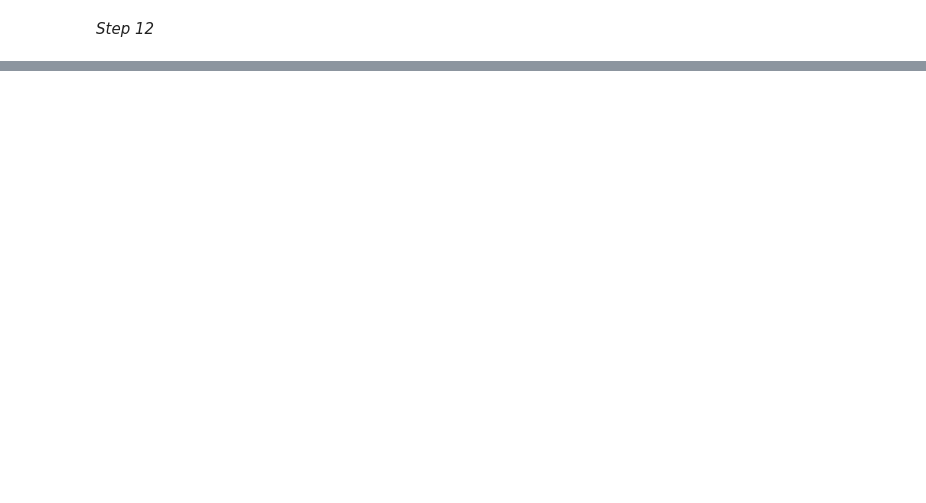
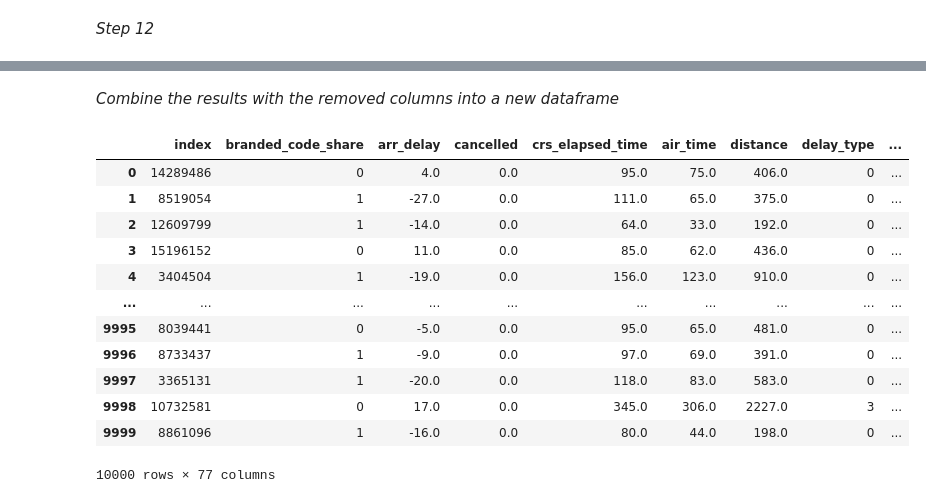
Before and after one commit to Isabelle-Dr/MidTerm-Project, a Jupyter notebook: Notebooks/3_Feature_Selection_and_Data_Cleaning.ipynb, the cells around one changed output, grey strips where cells are left out. Cells and saved outputs as stored; diff of their text form; code cells hidden in the pictures; blank space fills up the shorter version.

```diff
--- a/Notebooks/3_Feature_Selection_and_Data_Cleaning.ipynb
+++ b/Notebooks/3_Feature_Selection_and_Data_Cleaning.ipynb
@@ -423,0 +495,26 @@ df.to_csv("flights_cleaned.csv", index = False)
+# %%
+df_encoded = pd.DataFrame(encoded)
+# %% [markdown]
+*Combine the results with the removed columns into a new dataframe*
+# %%
+df_samp.drop(columns=to_one_hot_encode, inplace = True)
+# %%
+df_samp.reset_index(inplace=True)
+# %%
+df_samp_encoded = df_samp.merge(df_encoded, right_index=True, left_index=True)
+# %%
+df_samp_encoded
+# %% [output]
+|  | index | branded_code_share | arr_delay | cancelled | crs_elapsed_time | air_time | distance | delay_type | ... |
+| 0 | 14289486 | 0 | 4.0 | 0.0 | 95.0 | 75.0 | 406.0 | 0 | ... |
+| 1 | 8519054 | 1 | -27.0 | 0.0 | 111.0 | 65.0 | 375.0 | 0 | ... |
+| 2 | 12609799 | 1 | -14.0 | 0.0 | 64.0 | 33.0 | 192.0 | 0 | ... |
+| 3 | 15196152 | 0 | 11.0 | 0.0 | 85.0 | 62.0 | 436.0 | 0 | ... |
+| 4 | 3404504 | 1 | -19.0 | 0.0 | 156.0 | 123.0 | 910.0 | 0 | ... |
+| ... | ... | ... | ... | ... | ... | ... | ... | ... | ... |
+| 9995 | 8039441 | 0 | -5.0 | 0.0 | 95.0 | 65.0 | 481.0 | 0 | ... |
+| 9996 | 8733437 | 1 | -9.0 | 0.0 | 97.0 | 69.0 | 391.0 | 0 | ... |
+| 9997 | 3365131 | 1 | -20.0 | 0.0 | 118.0 | 83.0 | 583.0 | 0 | ... |
+| 9998 | 10732581 | 0 | 17.0 | 0.0 | 345.0 | 306.0 | 2227.0 | 3 | ... |
+| 9999 | 8861096 | 1 | -16.0 | 0.0 | 80.0 | 44.0 | 198.0 | 0 | ... |
+10000 rows × 77 columns
```
Also changed, not shown: parts of 58 cells of this notebook, 2 other files.
